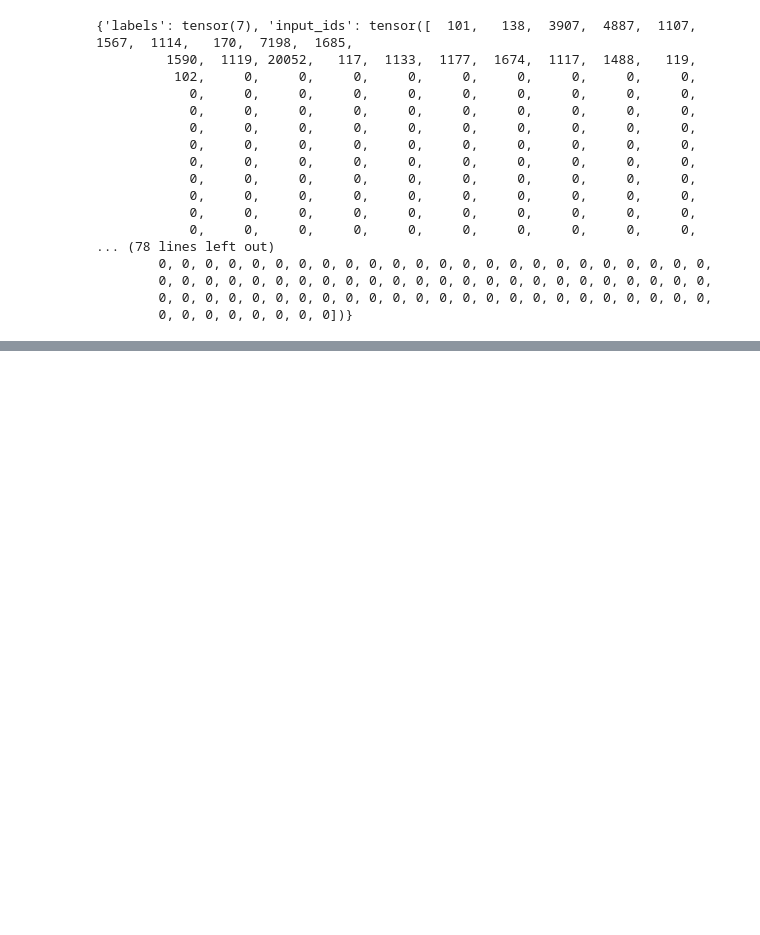
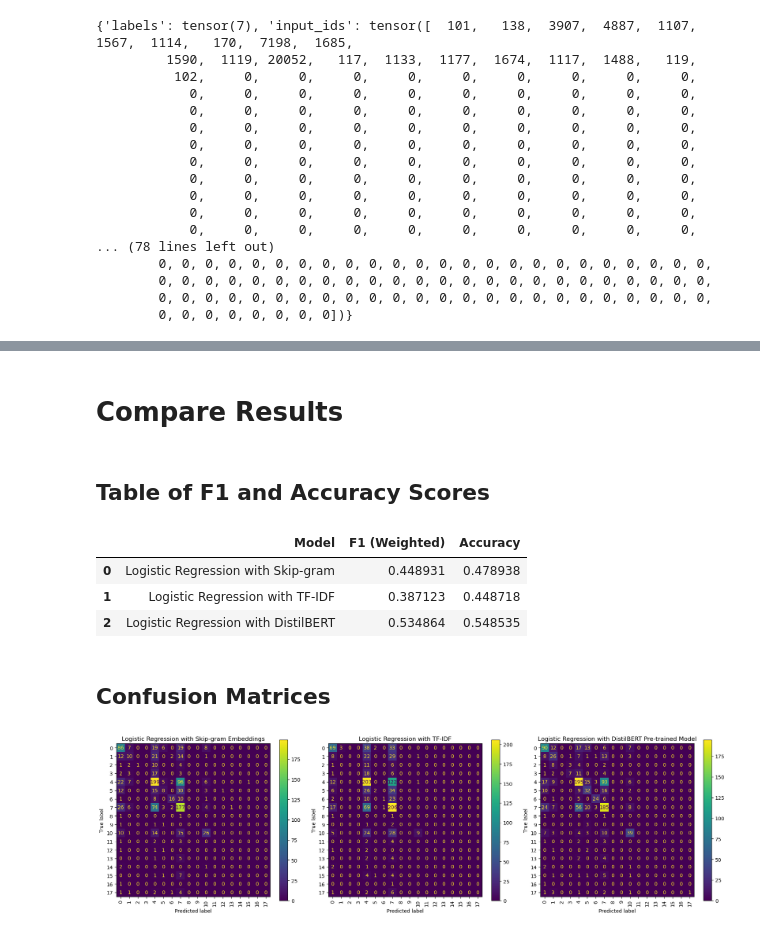
Before and after one commit to dannu444/4nl3-movie-genre-classifier, a Jupyter notebook: models/logistic-regression/logistic-regression-model.ipynb, the cells around one changed output, grey strips where cells are left out. Drawn from its saved outputs; the diff is of its cells as text; code cells hidden in the pictures; blank space fills up the shorter version.

Commit message:
added confusion matrices and tables

```diff
--- a/models/logistic-regression/logistic-regression-model.ipynb
+++ b/models/logistic-regression/logistic-regression-model.ipynb
@@ -440,0 +449,54 @@ Accuracy Score: 0.5586080586080586
+# %% [markdown]
+# Compare Results
+# %% [markdown]
+## Table of F1 and Accuracy Scores
+# %%
+results = {
+    "Model": [
+        f"Logistic Regression with Skip-gram",
+        f"Logistic Regression with TF-IDF",
+        f"Logistic Regression with DistilBERT",
+    ],
+    "F1 (Weighted)": [w2v_f1, w2v2_f1, f1_score_pre_1],
+     "Accuracy": [w2v_accuracy, w2v2_accuracy, accuracy_score_pre_1],
+}
+
+results_df = pd.DataFrame(results)
+results_df
+# %% [output]
+|  | Model | F1 (Weighted) | Accuracy |
+| 0 | Logistic Regression with Skip-gram | 0.448931 | 0.478938 |
+| 1 | Logistic Regression with TF-IDF | 0.387123 | 0.448718 |
+| 2 | Logistic Regression with DistilBERT | 0.534864 | 0.548535 |
+# %%
+# Save Results as PNG
+fig, ax = plt.subplots(figsize=(10, 2))
+ax.axis('off')
+ax.xaxis.set_visible(False)
+ax.yaxis.set_visible(False)
+table = pd.plotting.table(ax, results_df, loc='center', cellLoc='center')
+table.auto_set_font_size(False)
+table.set_fontsize(10)
+plt.savefig('./logistic-regression-output/model-scores.png', bbox_inches='tight', dpi=150)
+plt.close()
+# %% [markdown]
+## Confusion Matrices
+# %%
+fig, axes = plt.subplots(1,3, figsize=(18, 5))
+
+models_to_plot = [
+    (y_test_w2v, y_pred_w2v, "Logistic Regression with Skip-gram Embeddings"),
+    (y_test_w2v2, y_pred_w2v2, "Logistic Regression with TF-IDF"),
+    (y_test, y_pred_pre_1, "Logistic Regression with DistilBERT Pre-trained Model"),
+]
+
+for ax, (y_true, y_pred_vals, title) in zip(axes, models_to_plot):
+    cm = confusion_matrix(y_true, y_pred_vals)
+    disp = ConfusionMatrixDisplay(confusion_matrix=cm)
+    disp.plot(ax=ax, xticks_rotation=90)
+    ax.set_title(title)
+plt.tight_layout()
+plt.savefig("./logistic-regression-output/confusion_matrices.png", dpi=300, bbox_inches="tight")
+plt.show()
+# %% [output]
+[figure, added]
```
Also changed, not shown: parts of 9 cells of this notebook, 6 other files.
